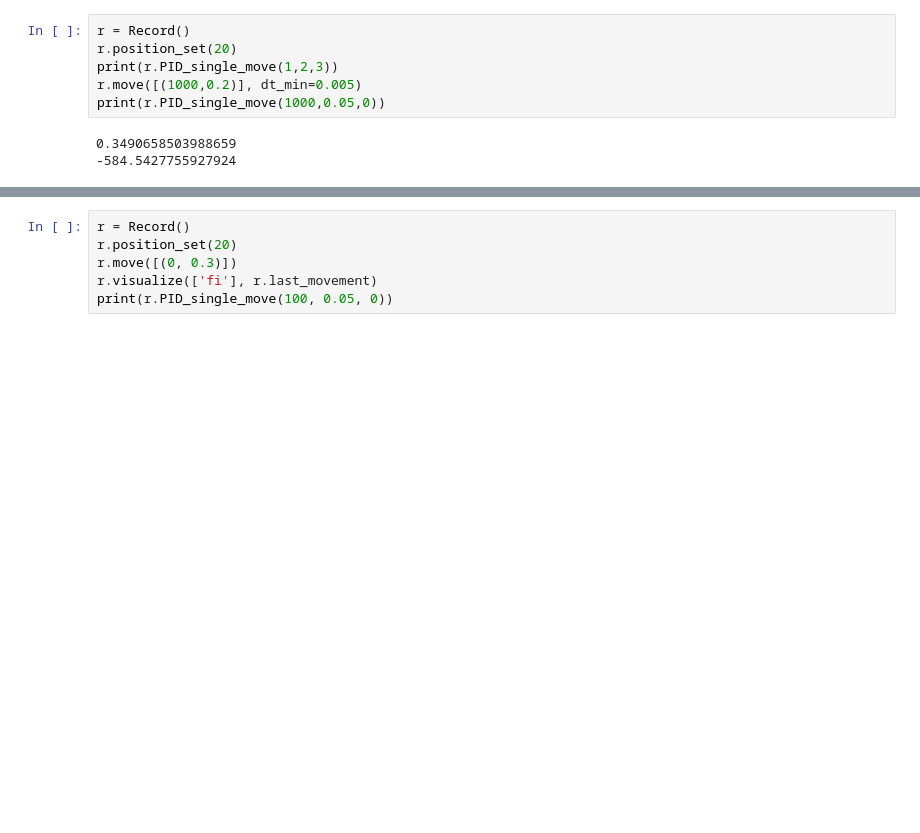
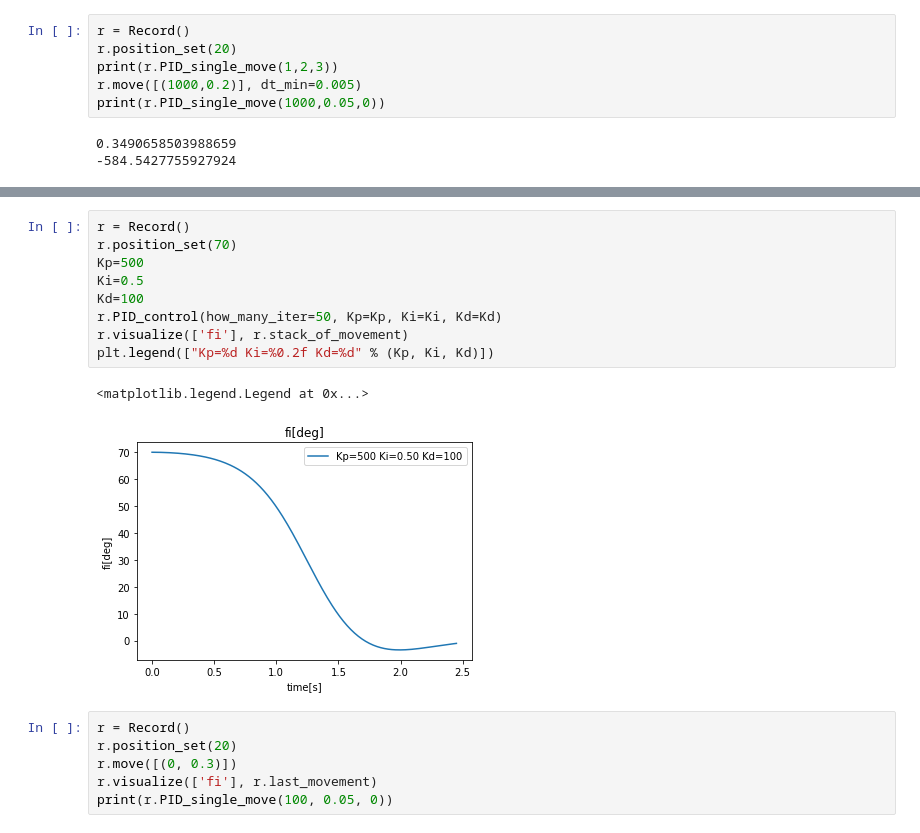
Before and after one commit to Slawomir8Mazur/Inverted-pendulum-AI-control, a Jupyter notebook: PID_control.ipynb, the cells around one changed output, grey strips where cells are left out. Cells and saved outputs as stored; diff of their text form; blank space fills up the shorter version.

```diff
--- a/PID_control.ipynb
+++ b/PID_control.ipynb
@@ -294,3 +310,15 @@ r.last_movement
+# %%
+r = Record()
+r.position_set(70)
+Kp=500
+Ki=0.5
+Kd=100
+r.PID_control(how_many_iter=50, Kp=Kp, Ki=Ki, Kd=Kd)
+r.visualize(['fi'], r.stack_of_movement)
+plt.legend(["Kp=%d Ki=%0.2f Kd=%d" % (Kp, Ki, Kd)])
+# %% [output]
+<matplotlib.legend.Legend at 0x...>
+[figure, added]
 # %%
 r = Record()
 r.position_set(20)
```
Also changed, not shown: parts of 6 cells of this notebook, 7 other files.
